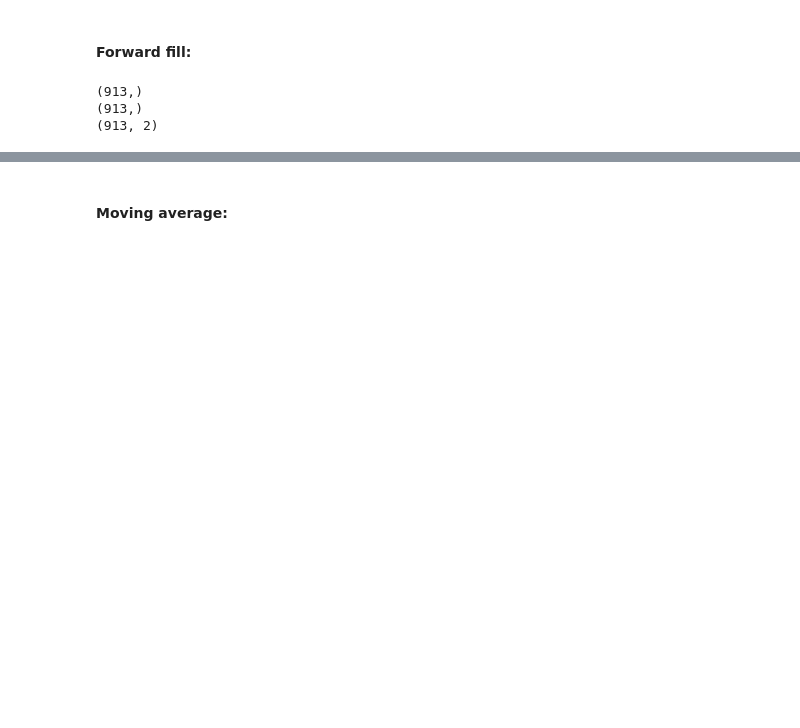
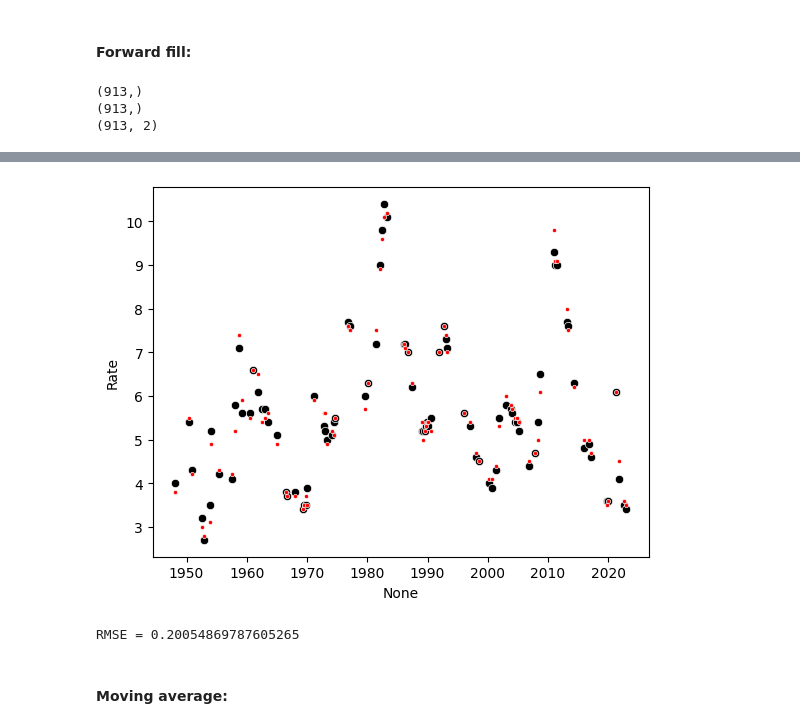
Before and after one commit to santosmv/Learning-machine-learning, a Jupyter notebook: Time-Series/data_cleaning.ipynb, the cells around one changed output, grey strips where cells are left out. Saved outputs shown, nothing was run; the diff lists cells and outputs as text; code cells hidden in the pictures; blank space fills up the shorter version.

```diff
--- a/Time-Series/data_cleaning.ipynb
+++ b/Time-Series/data_cleaning.ipynb
@@ -149,2 +161,20 @@ plt.show()
+# %%
+idx = df_random_miss_rid[df_random_miss_rid.isna().Rate].index
+df_i = df.copy()
+
+df_i.index = df_i.Date
+df_i.drop(columns='Date', inplace=True)
+df_i_nans = df_i.loc[idx]
+
+sn.scatterplot(df_i_nans, x=df_i_nans.index, y='Rate', marker='o', color='k')
+sn.scatterplot(x=df_ffill.loc[idx].index, y=df_ffill.loc[idx].Rate, marker='.', color='r')
+plt.show()
+# %% [output]
+[figure, added]
+# %%
+RMSE = np.sqrt(mean_squared_error(df_i_nans.Rate, df_ffill.loc[idx].Rate))
+print('RMSE =', RMSE)
+# %% [output]
+RMSE = 0.20054869787605265
 # %% [markdown]
 #### **Moving average**:
```
Also changed, not shown: parts of 35 cells of this notebook.
